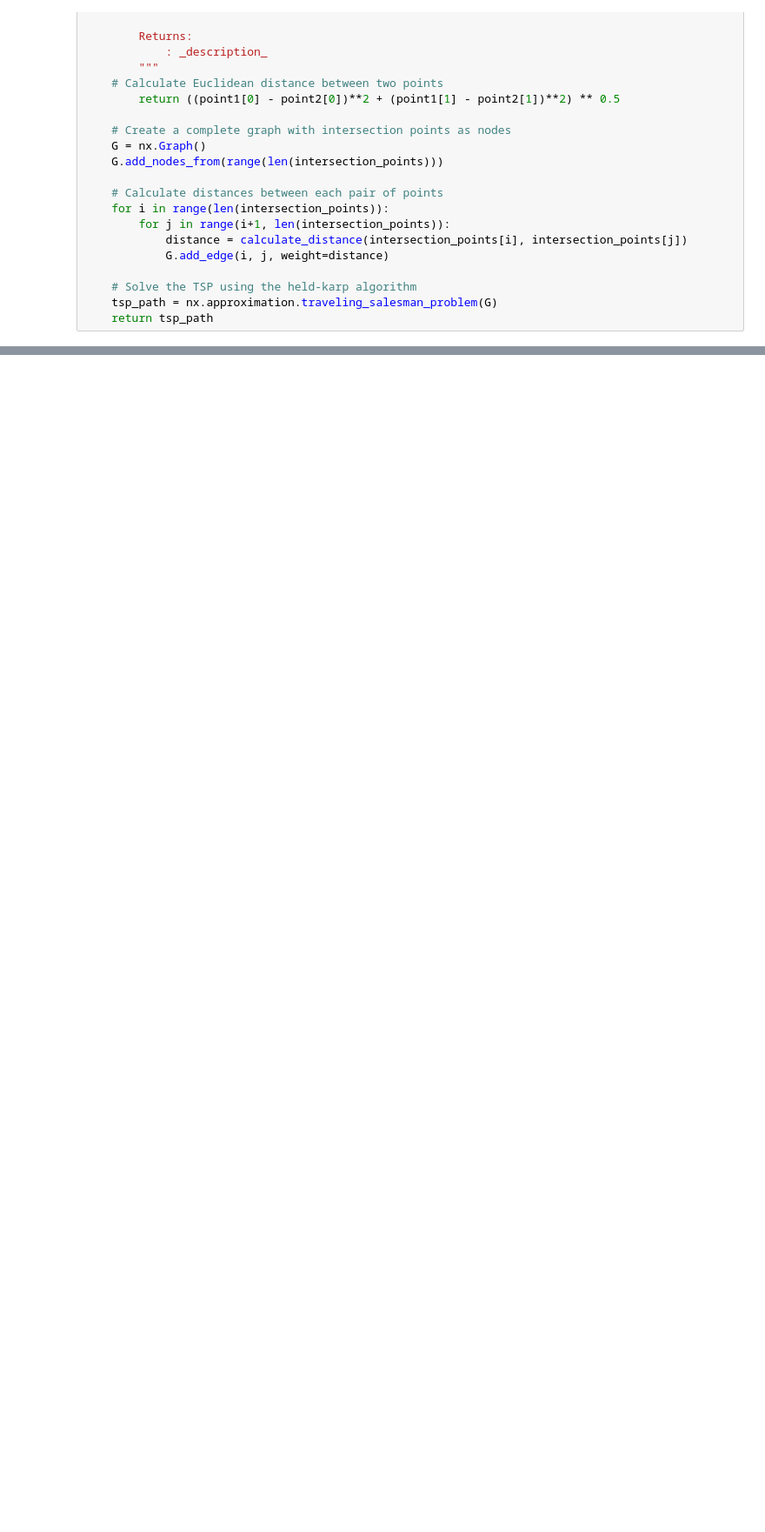
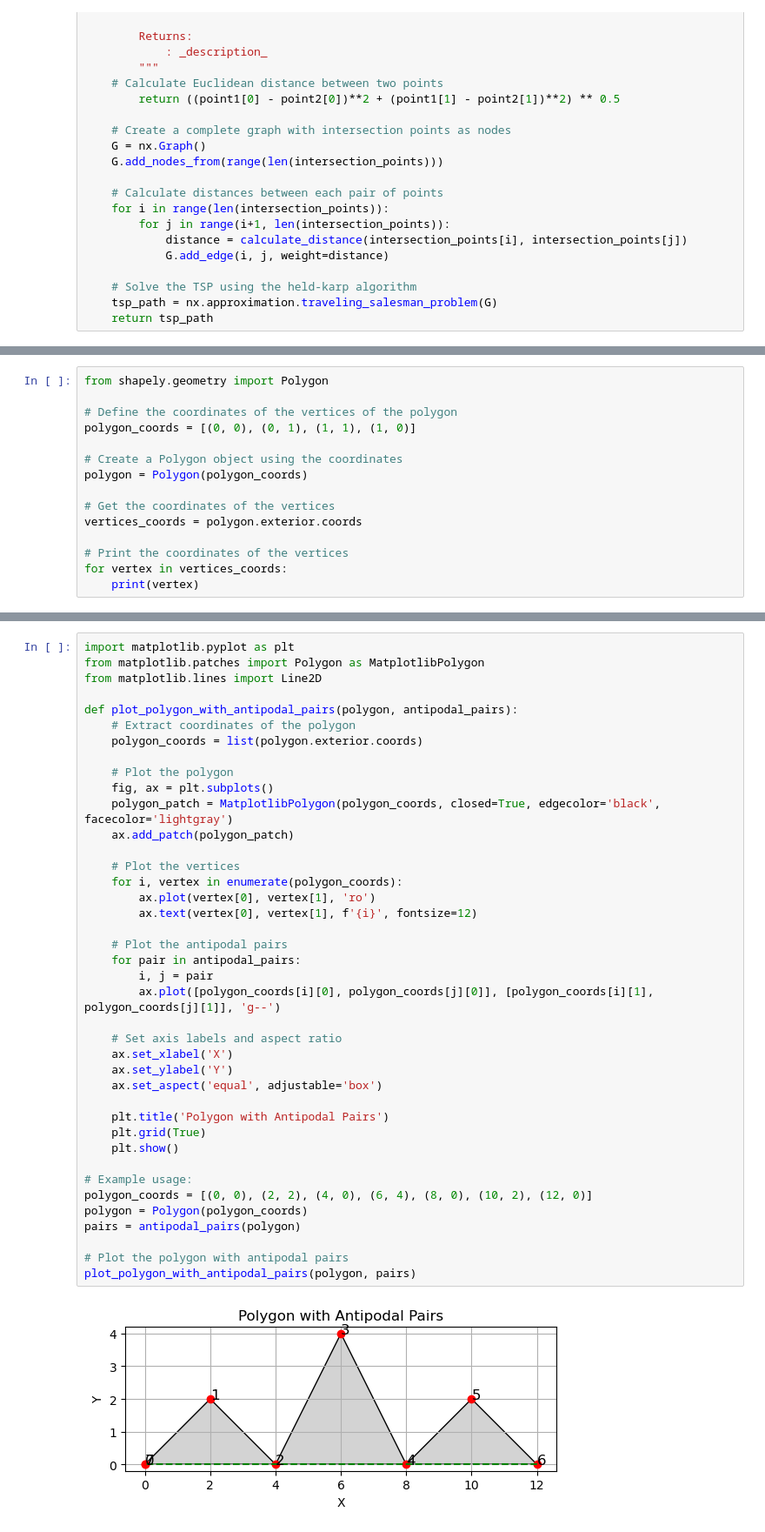
Before and after one commit to dorndorn54/python, a Jupyter notebook: drone_sim/test.ipynb, the cells around one changed output, grey strips where cells are left out. Shown: that part at 87% size. Cells and saved outputs as stored; diff of their text form; blank space fills up the shorter version.

```diff
--- a/drone_sim/test.ipynb
+++ b/drone_sim/test.ipynb
@@ -634,0 +641,15 @@ def
+# %%
+from shapely.geometry import Polygon
+
+# Define the coordinates of the vertices of the polygon
+polygon_coords = [(0, 0), (0, 1), (1, 1), (1, 0)]
+
+# Create a Polygon object using the coordinates
+polygon = Polygon(polygon_coords)
+
+# Get the coordinates of the vertices
+vertices_coords = polygon.exterior.coords
+
+# Print the coordinates of the vertices
+for vertex in vertices_coords:
+    print(vertex)
@@ -634,0 +662,42 @@ def
+# %%
+import matplotlib.pyplot as plt
+from matplotlib.patches import Polygon as MatplotlibPolygon
+from matplotlib.lines import Line2D
+
+def plot_polygon_with_antipodal_pairs(polygon, antipodal_pairs):
+    # Extract coordinates of the polygon
+    polygon_coords = list(polygon.exterior.coords)
+
+    # Plot the polygon
+    fig, ax = plt.subplots()
+    polygon_patch = MatplotlibPolygon(polygon_coords, closed=True, edgecolor='black', facecolor='lightgray')
+    ax.add_patch(polygon_patch)
+
+    # Plot the vertices
+    for i, vertex in enumerate(polygon_coords):
+        ax.plot(vertex[0], vertex[1], 'ro')
+        ax.text(vertex[0], vertex[1], f'{i}', fontsize=12)
+
+    # Plot the antipodal pairs
+    for pair in antipodal_pairs:
+        i, j = pair
+        ax.plot([polygon_coords[i][0], polygon_coords[j][0]], [polygon_coords[i][1], polygon_coords[j][1]], 'g--')
+
+    # Set axis labels and aspect ratio
+    ax.set_xlabel('X')
+    ax.set_ylabel('Y')
+    ax.set_aspect('equal', adjustable='box')
+
+    plt.title('Polygon with Antipodal Pairs')
+    plt.grid(True)
+    plt.show()
+
+# Example usage:
+polygon_coords = [(0, 0), (2, 2), (4, 0), (6, 4), (8, 0), (10, 2), (12, 0)]
+polygon = Polygon(polygon_coords)
+pairs = antipodal_pairs(polygon)
+
+# Plot the polygon with antipodal pairs
+plot_polygon_with_antipodal_pairs(polygon, pairs)
+# %% [output]
+[figure, added]
```
Also changed, not shown: parts of 12 cells of this notebook, 2 other files.
